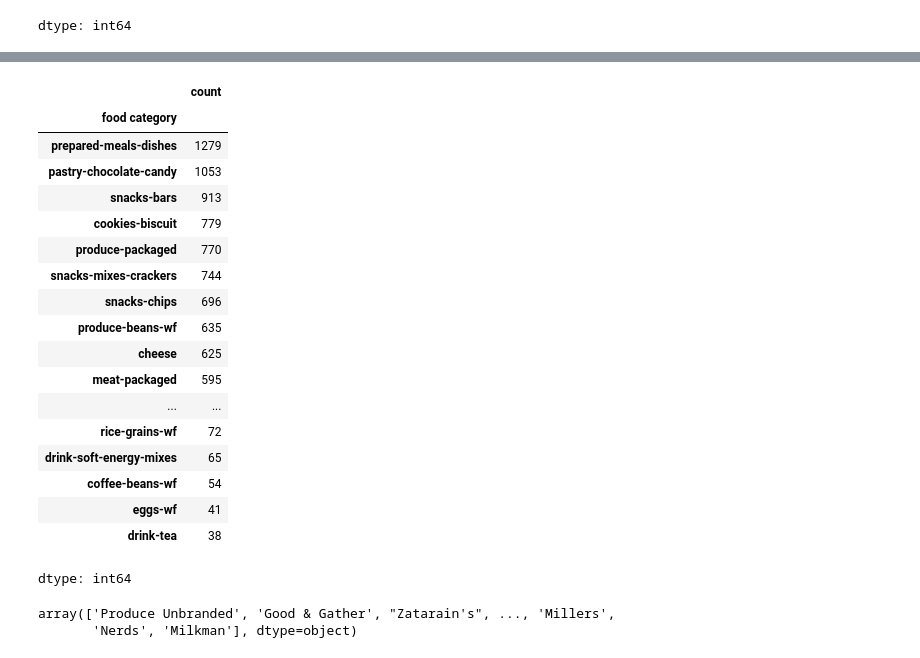
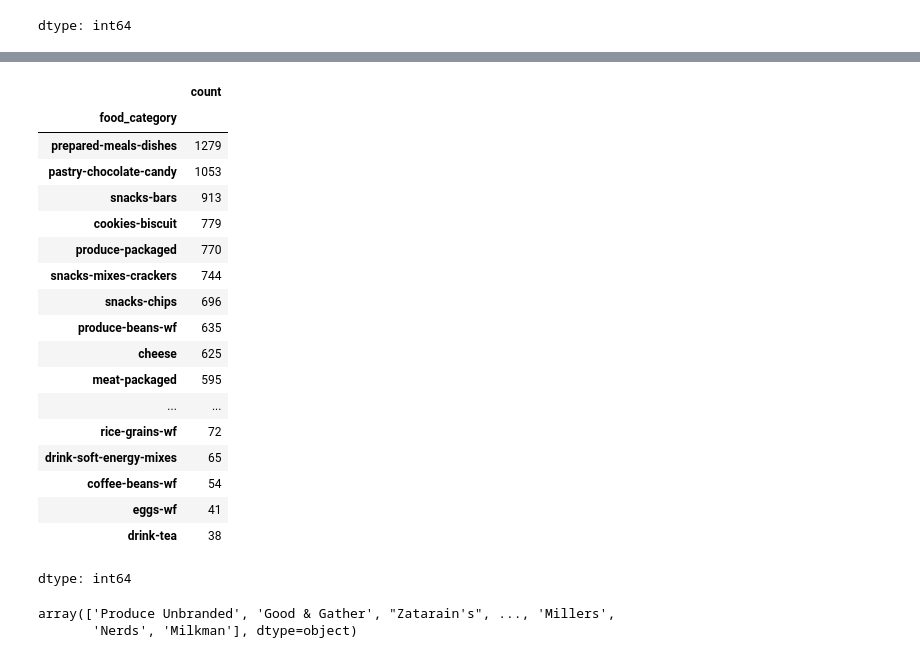
Before and after one commit to trieuhaivo/cap5771-project, a Jupyter notebook: t06_code.ipynb, the cells around one changed output, grey strips where cells are left out. Cells and saved outputs as stored; diff of their text form; code cells hidden in the pictures.

```diff
--- a/t06_code.ipynb
+++ b/t06_code.ipynb
@@ -359,5 +379,3 @@ df.head()
 | 2 | wm_909761483 | Zatarain's Cheddar Jalapeno Cornb... | Walmart | baking | Zatarain's | 3 | 1.97 | 0.001516 | ... |
 | 3 | wf_icelandic-provisions-coconut-w... | Coconut With Almonds Skyr Yogurt,... | WholeFoods | dairy-yogurt-drink | Icelandic Provisions | 3 | 1.99 | 0.011056 | ... |
 | 4 | tg_47981869 | Alaska Grains Kodiak Wheat Bread ... | Target | bread | Alaska Grains Baking Company | 3 | 2.99 | 0.001875 | ... |
-# %%
-df = df.drop(columns=['f_f_pro_class'])
@@ -475,10 +421,10 @@ array(['produce-beans-wf', 'produce-packaged', 'baking',
        'culinary-ingredients', 'baby-food', 'drink-tea', 'eggs-wf',
        'drink-soft-energy-mixes'], dtype=object)
 # %%
-df['food category'].value_counts()
+df['food_category'].value_counts()
 # %% [output]
 |  | count |
-| food category |  |
+| food_category |  |
 | prepared-meals-dishes | 1279 |
 | pastry-chocolate-candy | 1053 |
 | snacks-bars | 913 |
```
Also changed, not shown: parts of 11 cells of this notebook.
